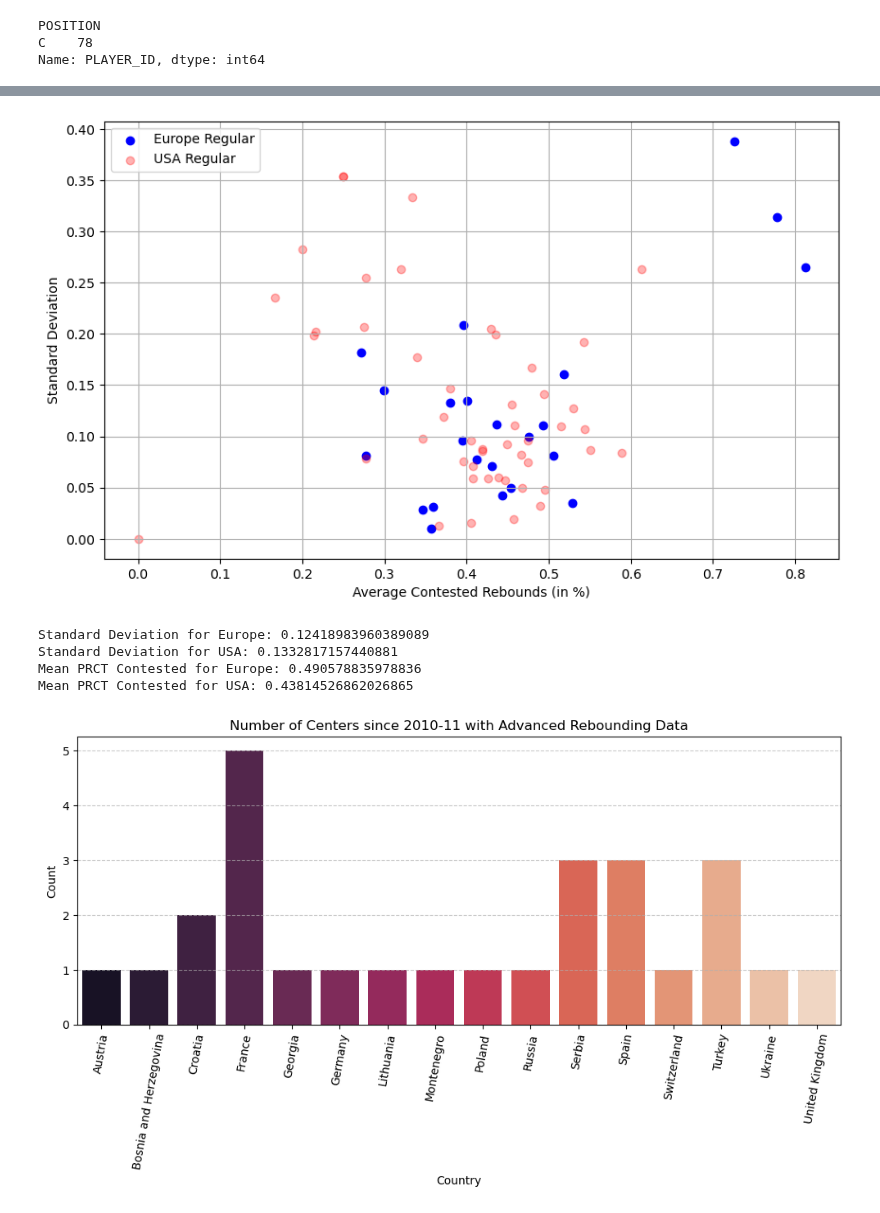
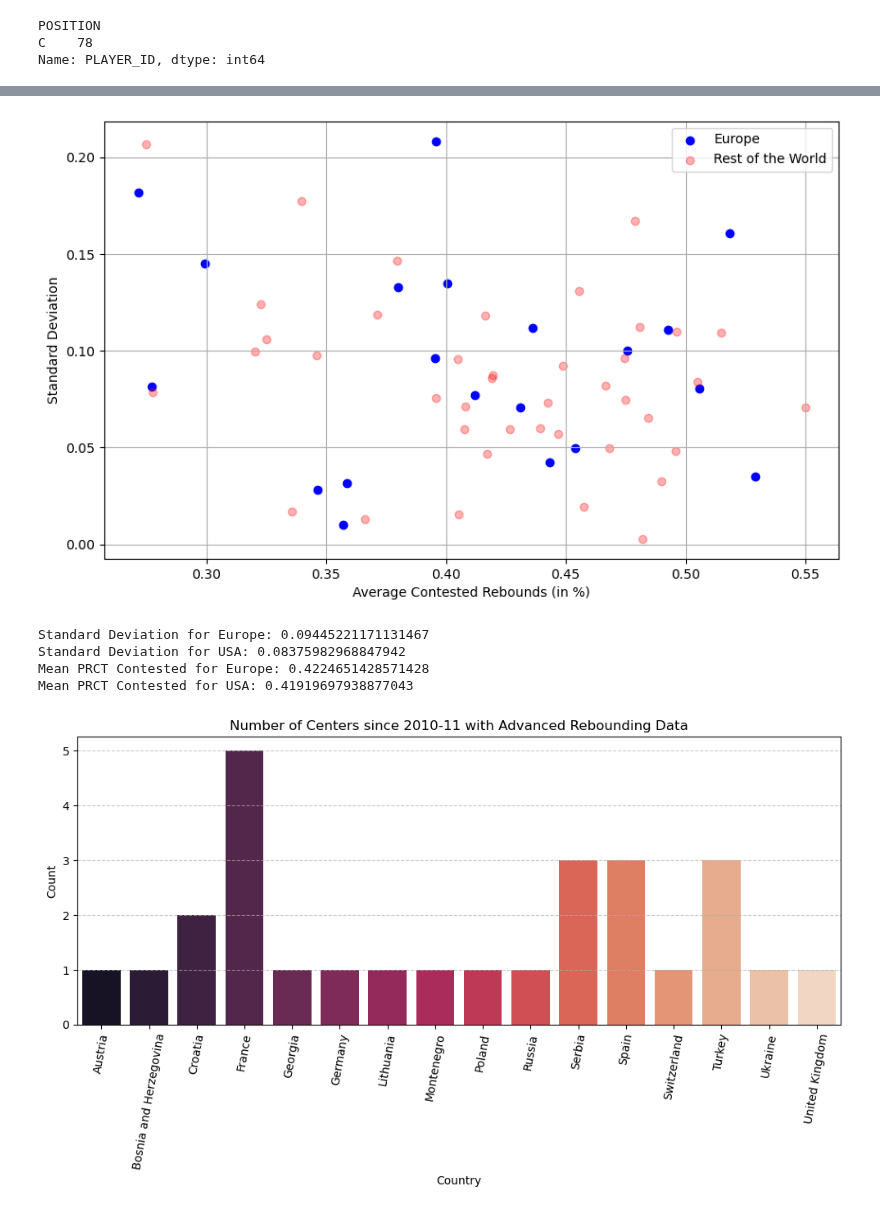
Before and after one commit to NEAT-Scouting-Data-Analytics/NEAT-Scouting-Data-Analytics, a Jupyter notebook: rebounding_eda/nba_rebounding_eda.ipynb, the cells around one changed output, grey strips where cells are left out. Drawn from its saved outputs; the diff is of its cells as text; code cells hidden in the pictures.

```diff
--- a/rebounding_eda/nba_rebounding_eda.ipynb
+++ b/rebounding_eda/nba_rebounding_eda.ipynb
@@ -154,48 +154,51 @@ heatmap
 import pandas as pd
 import matplotlib.pyplot as plt
 
+filtered_df = europe_C_reb[(europe_C_reb['REB_CONTEST_PCT'] <= 0.7)]
+filtered_df_us = non_europe_C_reb[(non_europe_C_reb['REB_CONTEST_PCT'] >= 0.1) & (non_europe_C_reb['REB_CONTEST_PCT'] <= 0.6)]
+
 # Calculate mean and standard deviation for FG3M/FGM for data_per_min_europe_regular
-avg_fg3m_fgm_europe = europe_C_reb.groupby('PLAYER_ID')['REB_CONTEST_PCT'].agg(['mean', 'std'])
+avg_fg3m_fgm_europe = filtered_df.groupby('PLAYER_ID')['REB_CONTEST_PCT'].agg(['mean', 'std'])
 
 # Calculate mean and standard deviation for FG3M/FGM for data_per_min_usa_regular
-avg_fg3m_fgm_usa = non_europe_C_reb.groupby('PLAYER_ID')['REB_CONTEST_PCT'].agg(['mean', 'std'])
+avg_fg3m_fgm_usa = filtered_df_us.groupby('PLAYER_ID')['REB_CONTEST_PCT'].agg(['mean', 'std'])
 
 # Create a scatter plot
 plt.figure(figsize=(10, 6))
 
 # Scatter plot for data_per_min_europe_regular
-plt.scatter(avg_fg3m_fgm_europe['mean'], avg_fg3m_fgm_europe['std'], label='Europe Regular', color='blue')
+plt.scatter(avg_fg3m_fgm_europe['mean'], avg_fg3m_fgm_europe['std'], label='Europe', color='blue')
 
 # Scatter plot for data_per_min_usa_regular
-plt.scatter(avg_fg3m_fgm_usa['mean'], avg_fg3m_fgm_usa['std'], label='USA Regular', color='red', alpha=0.3)
+plt.scatter(avg_fg3m_fgm_usa['mean'], avg_fg3m_fgm_usa['std'], label='Rest of the World', color='red', alpha=0.3)
 
 # Add labels and title
 plt.xlabel('Average Contested Rebounds (in %)')
 plt.ylabel('Standard Deviation')
 plt.title('')
 plt.legend()
 
 # Show plot
 plt.grid(True)
 plt.show()
 
 
 std_europe = avg_fg3m_fgm_europe['std'].mean()
 std_usa = avg_fg3m_fgm_usa['std'].mean()
 
 std_europe_m = avg_fg3m_fgm_europe['mean'].mean()
 std_usa_m = avg_fg3m_fgm_usa['mean'].mean()
 
 print("Standard Deviation for Europe:", std_europe)
 print("Standard Deviation for USA:", std_usa)
 print("Mean PRCT Contested for Europe:", std_europe_m)
 print("Mean PRCT Contested for USA:", std_usa_m)
 # %% [output]
-[figure, old version]
+[figure, new version]
-Standard Deviation for Europe: 0.12418983960389089
-Standard Deviation for USA: 0.1332817157440881
-Mean PRCT Contested for Europe: 0.490578835978836
-Mean PRCT Contested for USA: 0.43814526862026865
+Standard Deviation for Europe: 0.09445221171131467
+Standard Deviation for USA: 0.08375982968847942
+Mean PRCT Contested for Europe: 0.4224651428571428
+Mean PRCT Contested for USA: 0.41919697938877043
 # %%
 import matplotlib.pyplot as plt
 import seaborn as sns
```
Also changed, not shown: 24 other files.
